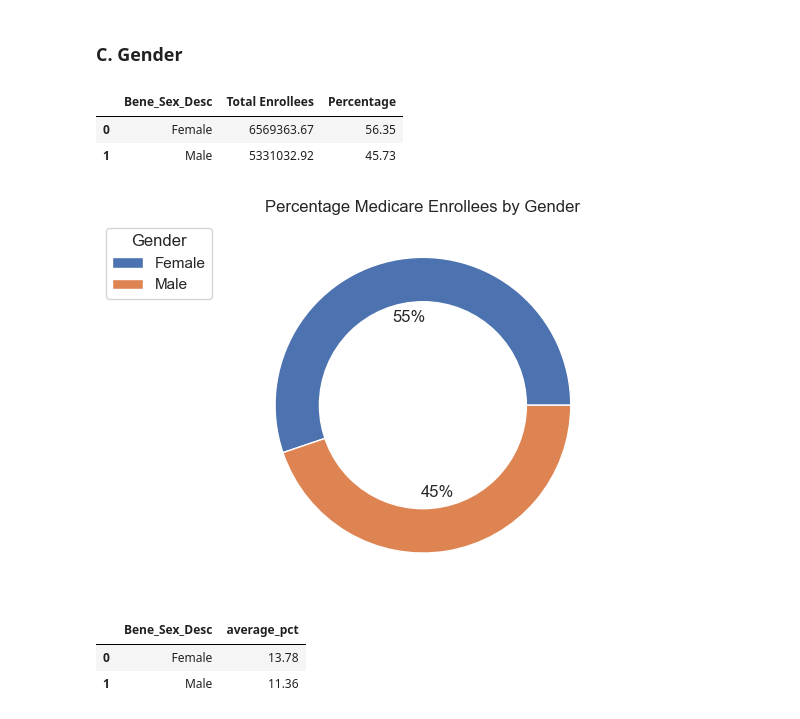
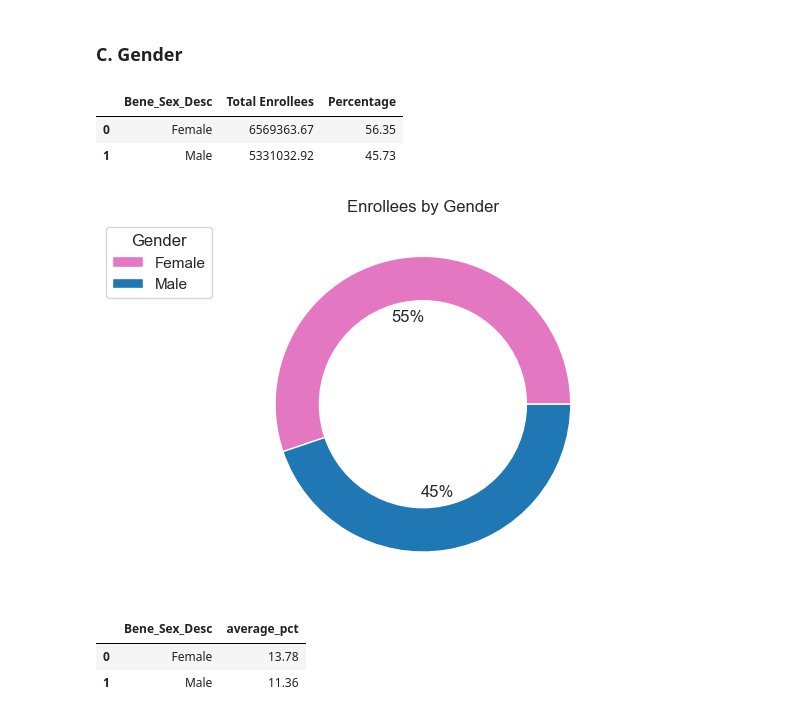
Before and after one commit to MQuarles2012/Telehealth_Analysis, a Jupyter notebook: Capstone Notebook.ipynb, the cells around one changed output. Drawn from its saved outputs; the diff is of its cells as text; code cells hidden in the pictures.

```diff
--- a/Capstone Notebook.ipynb
+++ b/Capstone Notebook.ipynb
@@ -591,39 +612,40 @@ plt.show()
 # %% [markdown]
 ### C. Gender
-# %%
-#Filter by TN, remove "all"
-value = 'Tennessee'
-filtered_data = quick_filter(medicare_trends_df,state,value)
-filtered_data = filtered_data[filtered_data['Bene_Sex_Desc']!='All']
-
-#Find total enrollee percentage by age
-medicare_enrollees_by_gender = filtered_data.groupby(['Bene_Sex_Desc'])['total_enrollees_Part_B'].sum().reset_index(name='Total Enrollees').sort_values(by='Bene_Sex_Desc', ascending=True)
-medicare_enrollees_by_gender['Total Enrollees'] = round(medicare_enrollees_by_gender['Total Enrollees'],2)
-medicare_enrollees_by_gender['Percentage'] = round(((medicare_enrollees_by_gender['Total Enrollees'] / 11657578.25)*100),2)
-medicare_enrollees_by_gender
-# %% [output]
-|  | Bene_Sex_Desc | Total Enrollees | Percentage |
-| 0 | Female | 6569363.67 | 56.35 |
-| 1 | Male | 5331032.92 | 45.73 |
+# %%
+#Filter by TN, remove "all"
+value = 'Tennessee'
+filtered_data = quick_filter(medicare_trends_df,state,value)
+filtered_data = filtered_data[filtered_data['Bene_Sex_Desc']!='All']
+
+#Find total enrollee percentage by age
+medicare_enrollees_by_gender = filtered_data.groupby(['Bene_Sex_Desc'])['total_enrollees_Part_B'].sum().reset_index(name='Total Enrollees').sort_values(by='Bene_Sex_Desc', ascending=True)
+medicare_enrollees_by_gender['Total Enrollees'] = round(medicare_enrollees_by_gender['Total Enrollees'],2)
+medicare_enrollees_by_gender['Percentage'] = round(((medicare_enrollees_by_gender['Total Enrollees'] / 11657578.25)*100),2)
+medicare_enrollees_by_gender
+# %% [output]
+|  | Bene_Sex_Desc | Total Enrollees | Percentage |
+| 0 | Female | 6569363.67 | 56.35 |
+| 1 | Male | 5331032.92 | 45.73 |
 # %%
 # doughnut chart example
 names = medicare_enrollees_by_gender['Bene_Sex_Desc']
-size = medicare_enrollees_by_gender['Percentage']
+size = medicare_enrollees_by_gender['Total Enrollees']
 
 # Create a circle at the center of the plot
 my_circle = plt.Circle( (0,0), 0.7, color='white')
 
 # Give color names
-plt.pie(size,autopct='%1.00f%%')
+plt.pie(size,autopct='%1.00f%%',colors=['tab:pink','tab:blue']) #with values
+#plt.pie(size) #without values
 p = plt.gcf()
 p.gca().add_artist(my_circle)
 
 # Show the graph
-plt.title('Percentage Medicare Enrollees by Gender')
+plt.title('Enrollees by Gender')
 plt.legend(title = 'Gender', labels=names, bbox_to_anchor=(-.05, 1))
 plt.show()
 # %% [output]
-[figure, old version]
+[figure, new version]
 # %%
 #Filter by TN, remove "all"
 value = 'Tennessee'
```
Also changed, not shown: parts of 97 cells of this notebook, 1 other file.
